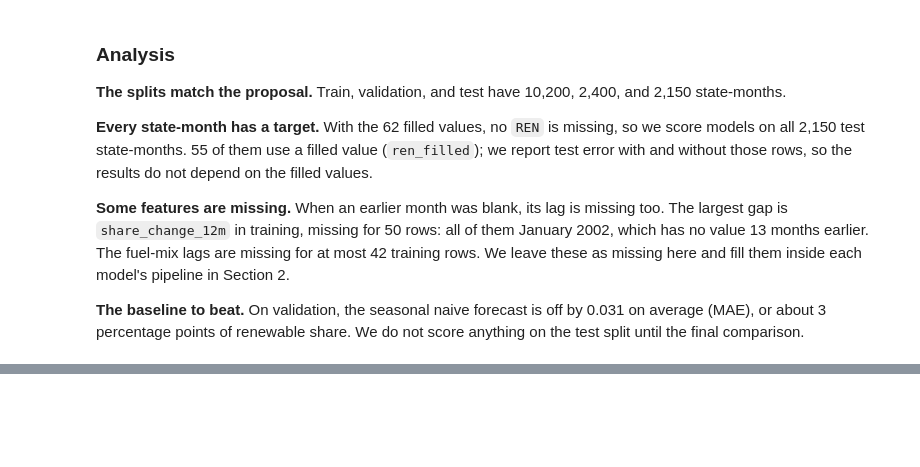
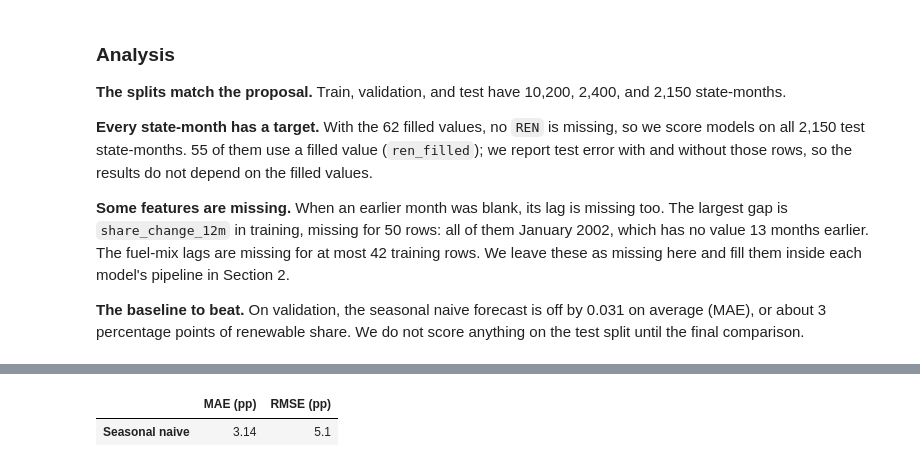
Before and after one commit to legacysti/ics635-final-project, a Jupyter notebook: ICS635_Final_Project.ipynb, the cells around one changed output, grey strips where cells are left out. Saved outputs shown, nothing was run; the diff lists cells and outputs as text; code cells hidden in the pictures; blank space fills up the shorter version.

```diff
--- a/ICS635_Final_Project.ipynb
+++ b/ICS635_Final_Project.ipynb
@@ -576,0 +589,16 @@ final comparison.
+# %%
+# --- Rows and scoring used in all of Section 2 ---
+FEATURES = STATE_FEATURES + HISTORY_FEATURES + SEASONAL_FEATURES
+train = model_rows[model_rows["split"] == "train"]
+val = model_rows[model_rows["split"] == "validation"]
+
+def scores(y_true, y_pred):
+    """MAE and RMSE in percentage points (pp) of renewable share."""
+    return {"MAE (pp)": 100 * mean_absolute_error(y_true, y_pred),
+            "RMSE (pp)": 100 * mean_squared_error(y_true, y_pred) ** 0.5}
+
+val_predictions = {"Seasonal naive": val[BASELINE].to_numpy()}
+pd.DataFrame({"Seasonal naive": scores(val[TARGET], val[BASELINE])}).T.round(2)
+# %% [output]
+|  | MAE (pp) | RMSE (pp) |
+| Seasonal naive | 3.14 | 5.1 |
```
Also changed, not shown: parts of 5 cells of this notebook.
